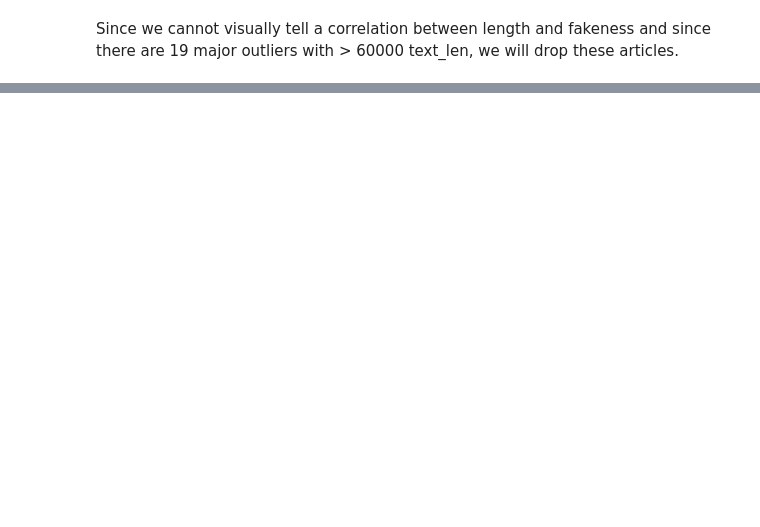
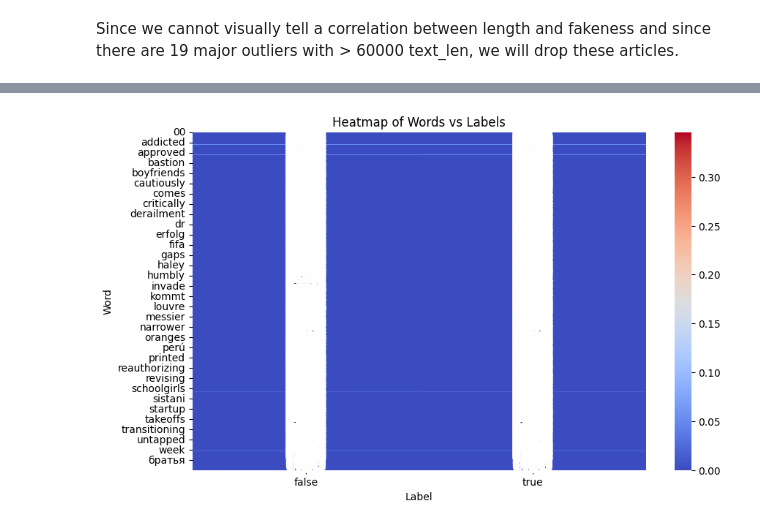
Before and after one commit to pknepps/fake-news-analysis, a Jupyter notebook: analysis.ipynb, the cells around one changed output, grey strips where cells are left out. Cells and saved outputs as stored; diff of their text form; code cells hidden in the pictures; blank space fills up the shorter version.

```diff
--- a/analysis.ipynb
+++ b/analysis.ipynb
@@ -128,0 +182,23 @@ KeyError: 'uppercase_title'
+# %%
+from sklearn.feature_extraction.text import CountVectorizer
+import seaborn as sns
+
+# convert titles into a Bag of Words matrix
+vectorizer = CountVectorizer()
+bow_matrix = vectorizer.fit_transform(df['title']).toarray()
+
+# create a DataFrame of BoW with labels
+bow_df = pd.DataFrame(bow_matrix, columns=vectorizer.get_feature_names_out())
+bow_df['label'] = df['label']
+
+# compute mean occurrence for True/False labels
+heatmap_data = bow_df.groupby('label').mean().T  # Transpose for words on rows
+
+# plot it
+sns.heatmap(heatmap_data, annot=True, cmap="coolwarm", cbar=True)
+plt.title("Heatmap of Words vs Labels")
+plt.xlabel("Label")
+plt.ylabel("Word")
+plt.show()
+# %% [output]
+[figure, added]
```
Also changed, not shown: parts of 28 cells of this notebook.
